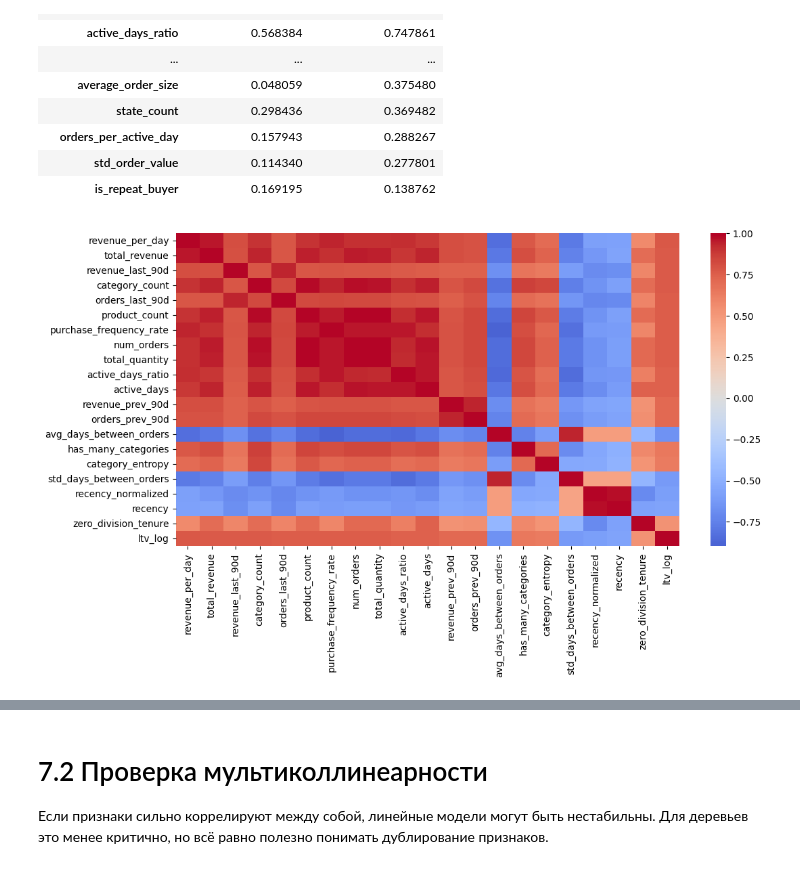
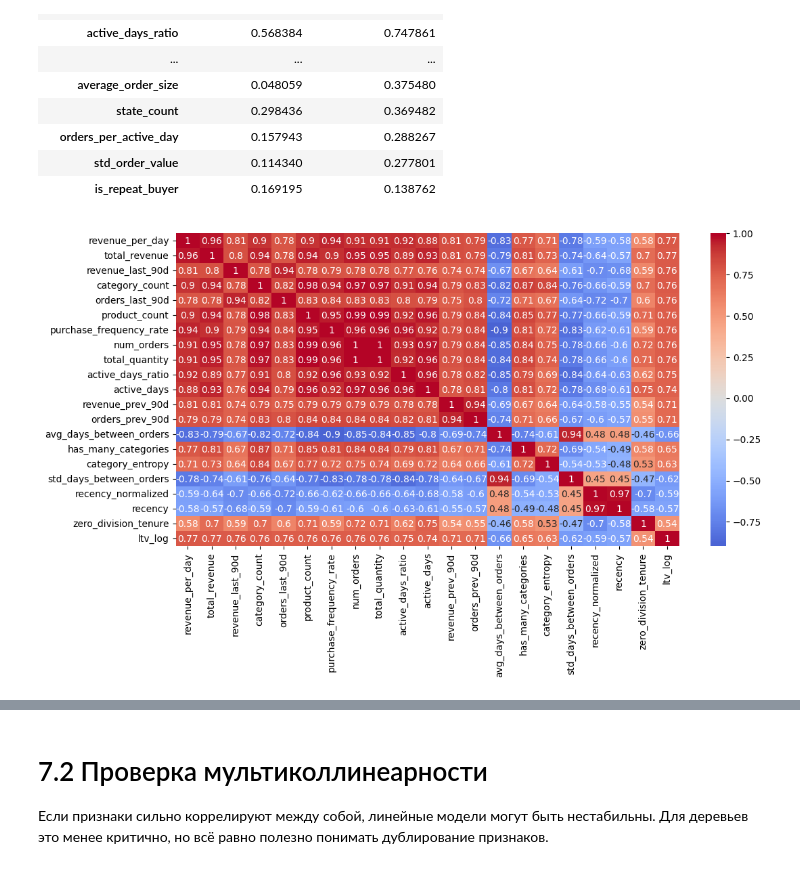
Before and after one commit to arlinrus/vkr, a Jupyter notebook: diplom.ipynb, the cells around one changed output, grey strips where cells are left out. Cells and saved outputs as stored; diff of their text form; code cells hidden in the pictures.

```diff
--- a/diplom.ipynb
+++ b/diplom.ipynb
@@ -238,8 +238,8 @@ plt.show()
 # %%
 cutoff_date = pd.Timestamp('2021-01-01')
 
-past = df[df['order_date'] < cutoff].copy()
-future = df[df['order_date'] >= cutoff].copy()
+past = df[df['order_date'] < cutoff_date].copy()
+future = df[df['order_date'] >= cutoff_date].copy()
 
 past.shape, future.shape, past['user_id'].nunique(), future['user_id'].nunique()
 # %% [output]
@@ -400,10 +381,10 @@ user.head()
 
 Сравниваем последние 90 дней исторического периода с предыдущими 90 днями. Это позволяет увидеть рост или падение активности до даты отсечения.
 # %%
-last_90_start = cutoff - pd.Timedelta(days=90)
-prev_90_start = cutoff - pd.Timedelta(days=180)
+last_90_start = cutoff_date - pd.Timedelta(days=90)
+prev_90_start = cutoff_date - pd.Timedelta(days=180)
 
-last_90 = past[(past['order_date'] >= last_90_start) & (past['order_date'] < cutoff)]
+last_90 = past[(past['order_date'] >= last_90_start) & (past['order_date'] < cutoff_date)]
 prev_90 = past[(past['order_date'] >= prev_90_start) & (past['order_date'] < last_90_start)]
 
 last_90_features = last_90.groupby('user_id').agg(
@@ -554,11 +535,11 @@ cor_table.sort_values('spearman_corr_ltv_log', ascending=False).head(30)
 # %%
 corr_ = cor_table['spearman_corr_ltv_log'].abs().sort_values(ascending=False).head(20).index.tolist()
 
 plt.figure(figsize=(12,6))
-sns.heatmap(data[corr_ + ['ltv_log']].corr(method='spearman'), cmap='coolwarm', center=0, annot=False)
+sns.heatmap(data[corr_ + ['ltv_log']].corr(method='spearman'), cmap='coolwarm', center=0, annot=True)
 plt.show()
 # %% [output]
-[figure, old version]
+[figure, new version]
 # %%
 corr_
 # %% [output]
```
Also changed, not shown: parts of 37 cells of this notebook.
